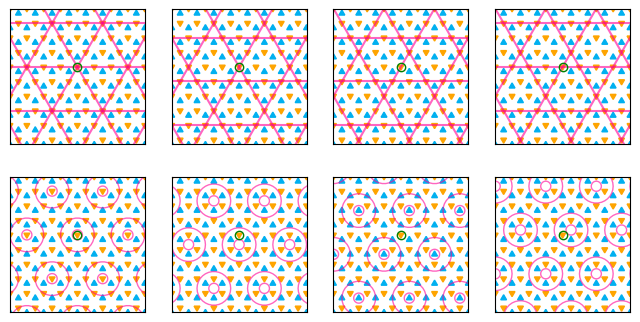
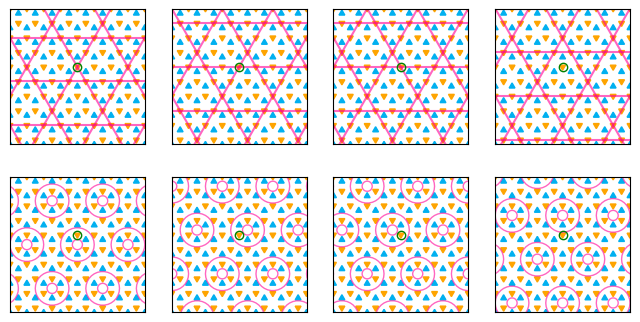
The notebook cell's code change between the first figure and the second:
--- before
+++ after
@@ -1,7 +1,7 @@
 phiss = [
-    [0,0,0],
     [1,0,0],
-    [1,-2,0],
-    [0,1,0]
+    [0,1,0],
+    [0,0,1],
+    [-1,1,1]
 ]
 n1n2s = list(map(from_phi123_to_n12t,phiss))
@@ -23,2 +23,3 @@
             draw_k(phis=phis,ax=ax)
         plt.plot(O[0],O[1],'go',markerfacecolor='none')
+fig.savefig('E02_v1.svg')

Commit: FEAT(pub), ISSUE: Added printed file `E02_v1.svg`. Found a k-plane issue; will revisit later if needed.